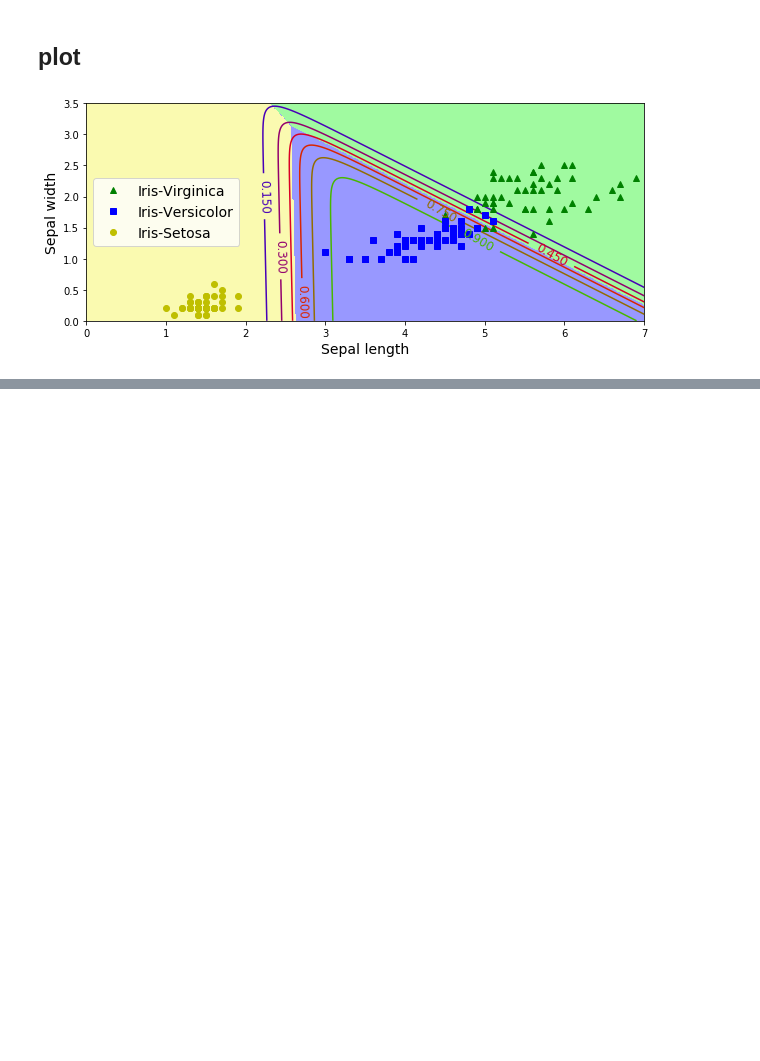
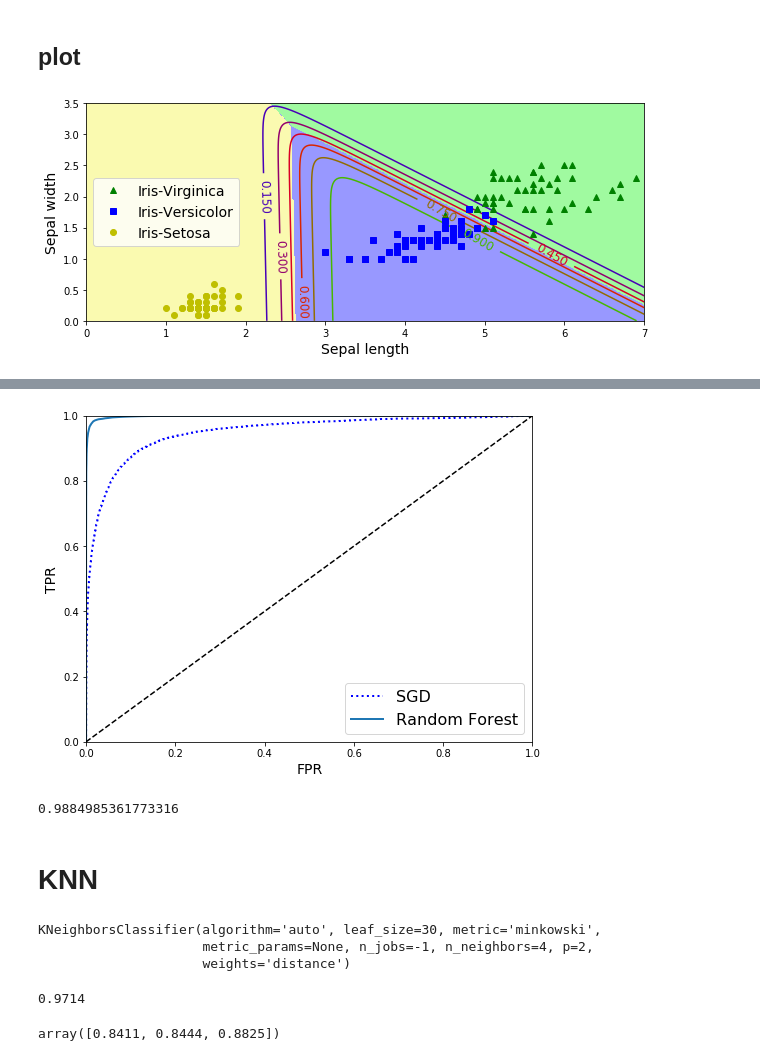
Before and after one commit to YJSYJSYJS/python_machineLearning, a Jupyter notebook: week9/classification_practice.ipynb, the cells around one changed output, grey strips where cells are left out. Saved outputs shown, nothing was run; the diff lists cells and outputs as text; code cells hidden in the pictures; blank space fills up the shorter version.

```diff
--- a/week9/classification_practice.ipynb
+++ b/week9/classification_practice.ipynb
@@ -253,0 +410,41 @@ plt.show()
+# %%
+from sklearn.ensemble import RandomForestClassifier
+forest_clf = RandomForestClassifier(random_state=42)
+y_probas_forest = cross_val_predict(forest_clf, X_train, y_train_5, cv=3, method="predict_proba")
+# %%
+y_scores_forest = y_probas_forest[:, 1]
+fpr_forest, tpr_forest, thresholds_forest = roc_curve(y_train_5, y_scores_forest)
+plt.figure(figsize=(8,6))
+plt.plot(fpr, tpr, "b:", linewidth=2, label="SGD")
+plot_roc_curve(fpr_forest, tpr_forest, "Random Forest")
+plt.legend(loc="lower right", fontsize=16)
+
+plt.show()
+# %% [output]
+[figure, added]
+# %%
+y_train_pred_forest = cross_val_predict(forest_clf, X_train, y_train_5, cv=3)
+precision_score(y_train_5, y_train_pred_forest)
+# %% [output]
+0.9884985361773316
+# %% [markdown]
+# KNN
+# %%
+from sklearn.neighbors import KNeighborsClassifier
+knn_clf = KNeighborsClassifier(n_jobs=-1, weights='distance', n_neighbors=4)
+knn_clf.fit(X_train, y_train)
+# %% [output]
+KNeighborsClassifier(algorithm='auto', leaf_size=30, metric='minkowski',
+                     metric_params=None, n_jobs=-1, n_neighbors=4, p=2,
+                     weights='distance')
+# %%
+y_knn_pred = knn_clf.predict(X_test)
+
+from sklearn.metrics import accuracy_score
+accuracy_score(y_test, y_knn_pred)
+# %% [output]
+0.9714
+# %%
+cross_val_score(sgd_clf, X_train, y_train, cv=3, scoring="accuracy")
+# %% [output]
+array([0.8411, 0.8444, 0.8825])
```
Also changed, not shown: parts of 24 cells of this notebook, 5 other files.
